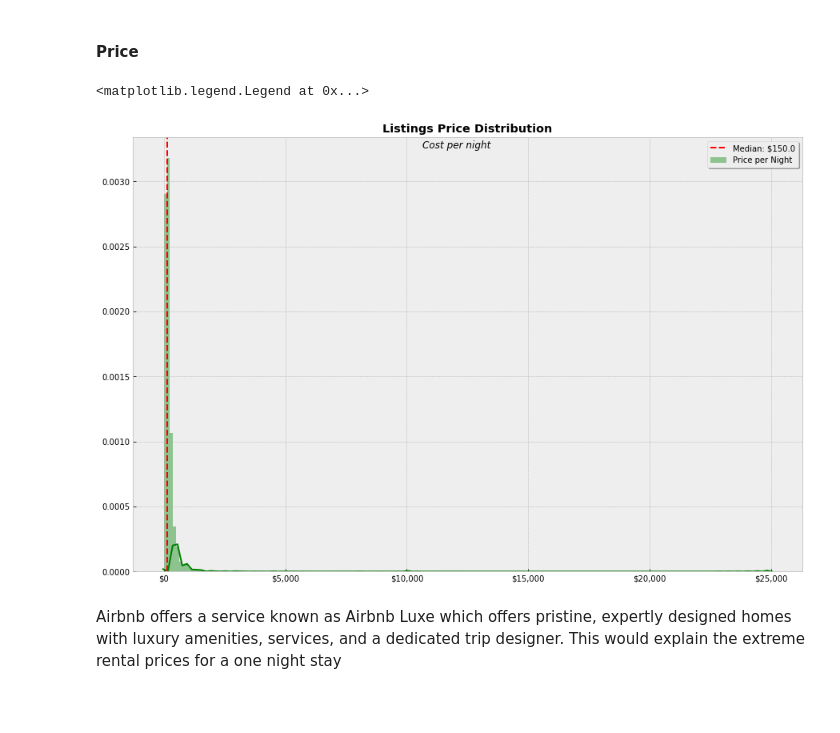
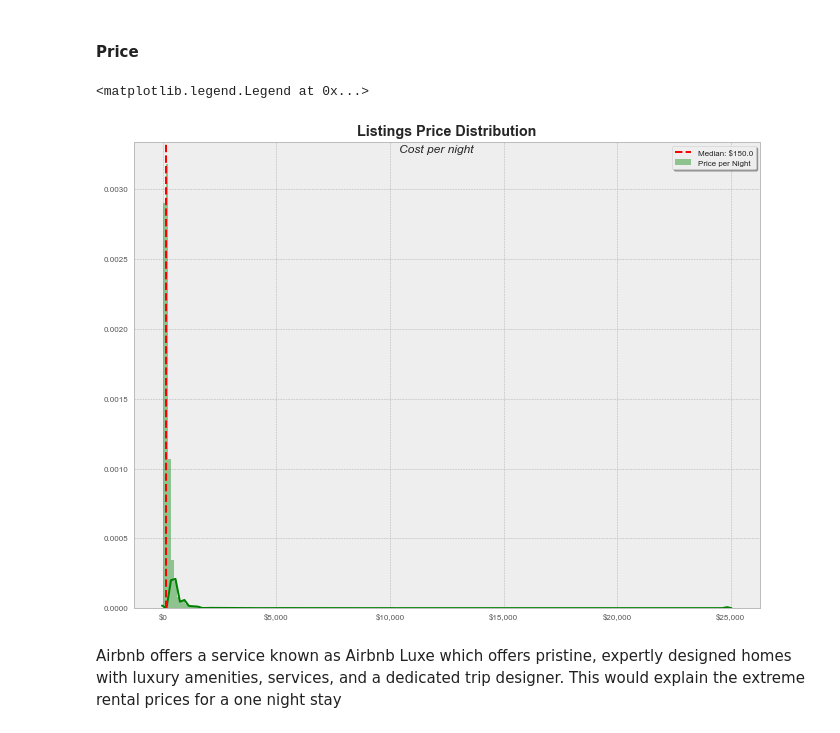
Before and after one commit to KishenSharma6/SF-Airbnb-Analysis, a Jupyter notebook: Project_Codes/02_EDA/2020_0525_Listings_EDA.ipynb, the cells around one changed output. Cells and saved outputs as stored; diff of their text form; code cells hidden in the pictures; blank space fills up the shorter version.

```diff
--- a/Project_Codes/02_EDA/2020_0525_Listings_EDA.ipynb
+++ b/Project_Codes/02_EDA/2020_0525_Listings_EDA.ipynb
@@ -95,29 +96,32 @@ df.describe().T
 #### Price
 # %%
 #Set figure
-f, ax = plt.subplots(figsize = (15,10))
+f, ax = plt.subplots(figsize = (10,8))
 
 #Plot hist of price variable
 j = sns.distplot(df.price, bins=200,ax = ax, color = 'green', label = 'Price per Night')
 
 ###Set Plot Aesthetics###
 #Titles
 j.set_title('Listings Price Distribution', fontweight = 'semibold', )
 plt.suptitle('Cost per night', y =.875, style = 'italic')
 
 #Axes
 j.get_xaxis().set_major_formatter(plt.FuncFormatter(lambda x, loc: "${:,}".format(int(x))))
 j.set_xlabel('')
 
 #PLot price median
 median = df.price.median()
 plt.axvline(median, color='r', linestyle='--', label = 'Median: ${}'.format(round(median)))
 
 #legend
-plt.legend(shadow = True, )
+plt.legend(shadow = True, frameon =True)
+
+# #Save to Visualizations file
+# plt.savefig(eda_path + '/price_hist.png', bbox_inches='tight')
 # %% [output]
 <matplotlib.legend.Legend at 0x...>
-[figure, old version]
+[figure, new version]
 # %% [markdown]
 Airbnb offers a service known as Airbnb Luxe which offers pristine, expertly designed homes with luxury amenities, services, and a dedicated trip designer. This would explain the extreme rental prices for a one night stay
 # %% [markdown]
```
Also changed, not shown: parts of 16 cells of this notebook, 1 other file.
